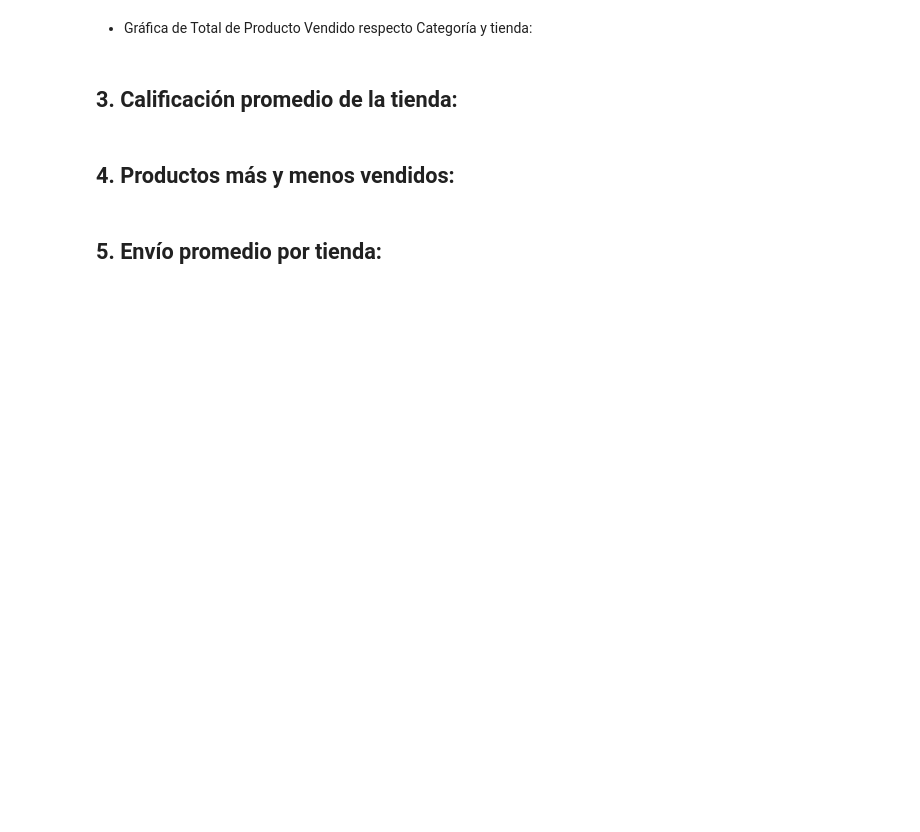
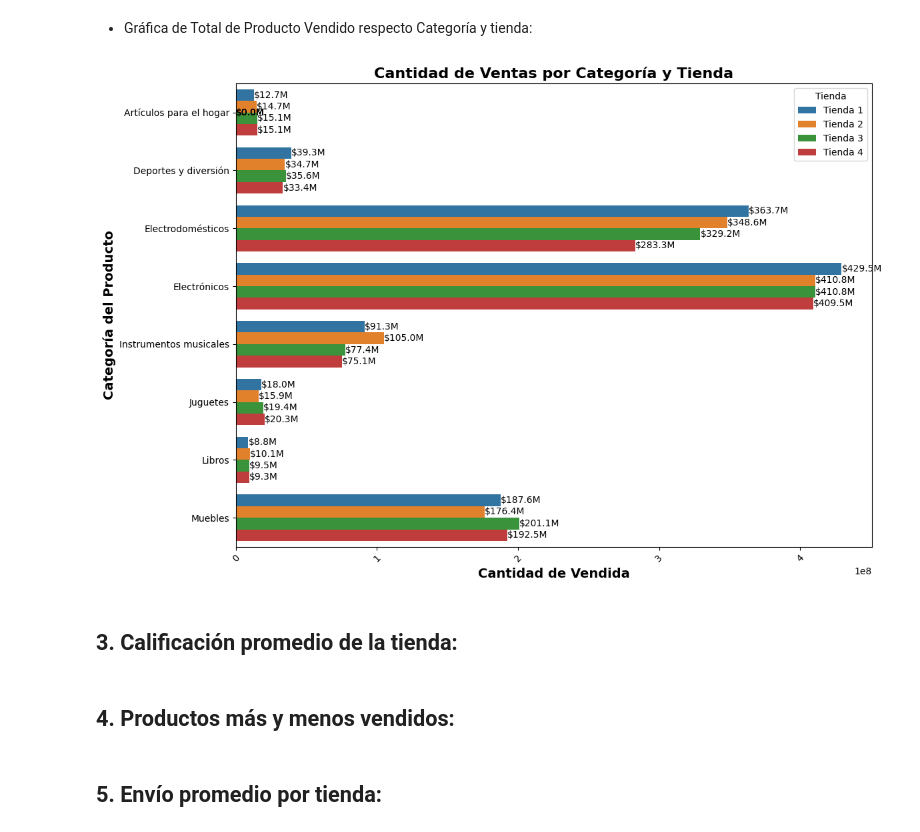
Before and after one commit to Afes-reop/Challenge-Alura-1, a Jupyter notebook: Challenge Alura 1.ipynb, the cells around one changed output. Saved outputs shown, nothing was run; the diff lists cells and outputs as text; code cells hidden in the pictures; blank space fills up the shorter version.

```diff
--- a/Challenge Alura 1.ipynb
+++ b/Challenge Alura 1.ipynb
@@ -154,5 +220,29 @@ Libros                                  187    $9,321,300.00
 # %% [markdown]
 - Gráfica de Total de Producto Vendido respecto Categoría y tienda:
+# %%
+df1['cantidad_vendida'] = df1['cantidad_vendida'].astype(float);
+
+plt.figure(figsize=(12, 8));
+ax = sns.barplot(
+    data=df1,
+    y='Categoría del Producto',
+    x='cantidad_vendida',
+    hue='Tienda'
+)
+
+for barra in ax.patches:
+    cantidad = barra.get_width();
+    ax.text(cantidad, barra.get_y() + barra.get_height()/2,
+            f'${cantidad/1e6:,.1f}M', va='center', ha='left', fontsize=10, color='black');
+
+plt.title('Cantidad de Ventas por Categoría y Tienda', fontsize=16, fontweight='bold');
+plt.xlabel('Cantidad de Vendida', fontsize=14, fontweight='bold');
+plt.ylabel('Categoría del Producto', fontsize=14, fontweight='bold');
+plt.xticks(rotation=45);
+plt.tight_layout();
+plt.show();
+# %% [output]
+[figure, added]
 # %% [markdown]
 ## 3. Calificación promedio de la tienda:
 # %% [markdown]
```
Also changed, not shown: parts of 6 cells of this notebook.
